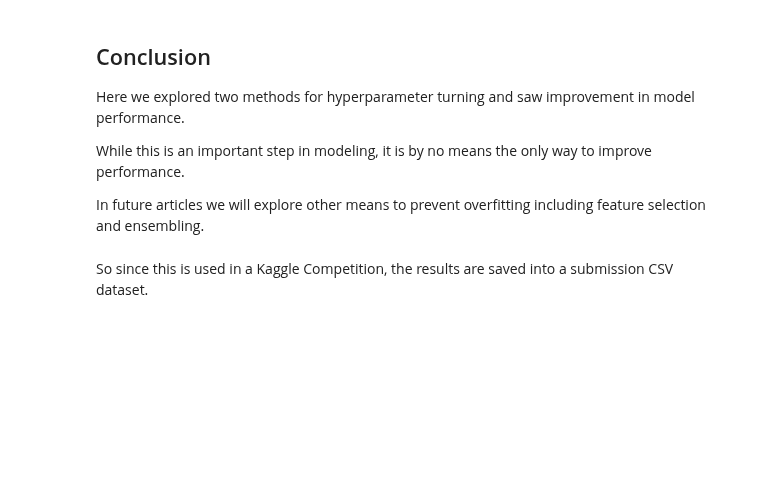
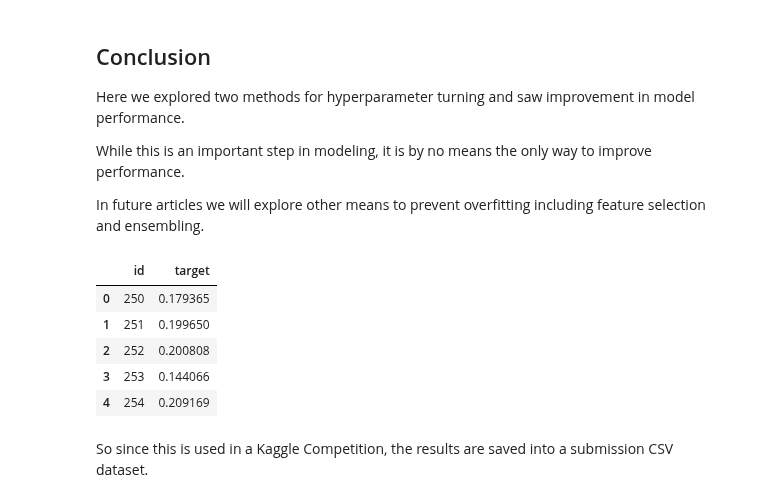
Before and after one commit to jfogarty/machine-learning-intro-workshop, a Jupyter notebook: notebooks/hyperparameter_tuning.ipynb, the cells around one changed output. Cells and saved outputs as stored; diff of their text form; code cells hidden in the pictures; blank space fills up the shorter version.

```diff
--- a/notebooks/hyperparameter_tuning.ipynb
+++ b/notebooks/hyperparameter_tuning.ipynb
@@ -269,10 +313,17 @@ While this is an important step in modeling, it is by no means the only way to i
 
 In future articles we will explore other means to prevent overfitting including feature selection and ensembling.
 # %%
-submission = pd.read_csv('../input/sample_submission.csv')
+submission = pd.read_csv(submissionFile)
 submission['target'] = predictions
 submission.to_csv('submission.csv', index=False)
 submission.head()
+# %% [output]
+|  | id | target |
+| 0 | 250 | 0.179365 |
+| 1 | 251 | 0.199650 |
+| 2 | 252 | 0.200808 |
+| 3 | 253 | 0.144066 |
+| 4 | 254 | 0.209169 |
 # %% [markdown]
 So since this is used in a Kaggle Competition, the results are saved into a submission CSV dataset.
 # %% [markdown]
```
Also changed, not shown: parts of 9 cells of this notebook.
